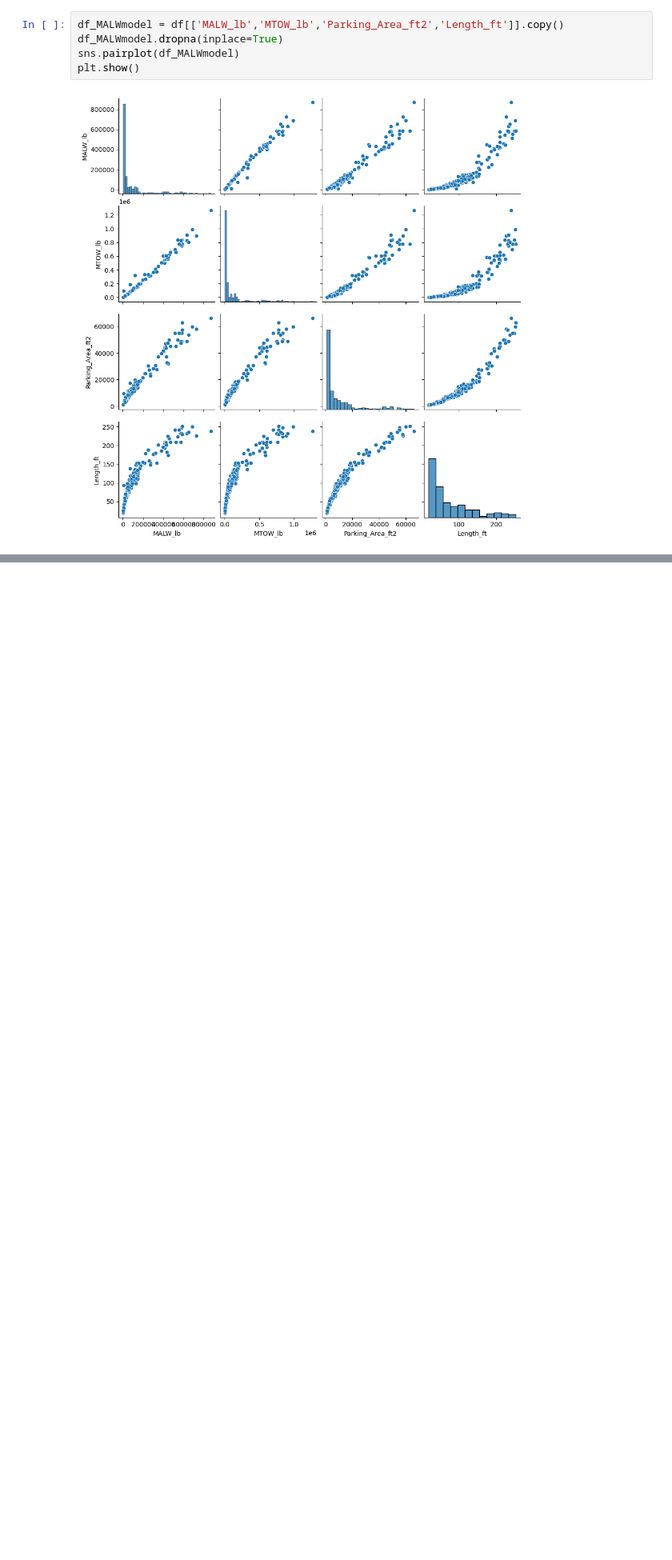
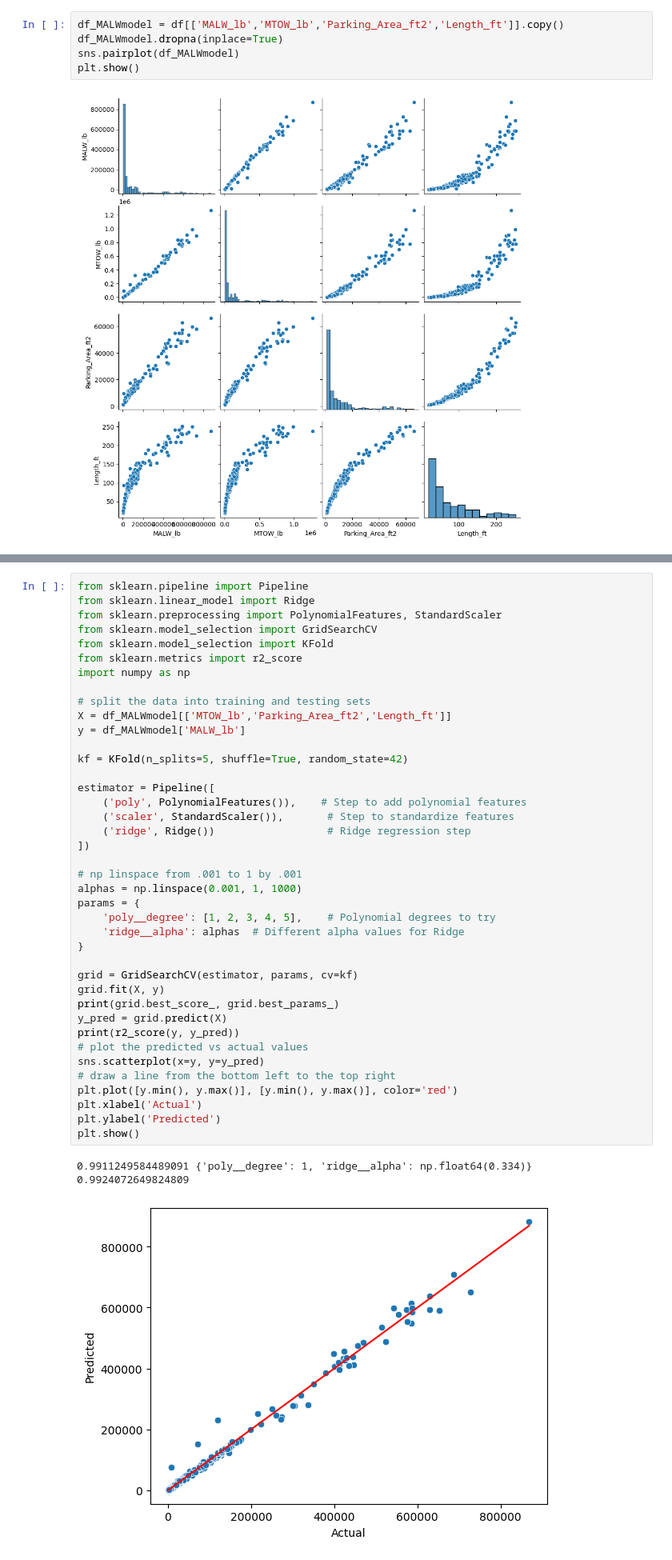
Before and after one commit to SharpWave/Dave_ML, a Jupyter notebook: FAA.ipynb, the cells around one changed output, grey strips where cells are left out. Shown at 80% size. Drawn from its saved outputs; the diff is of its cells as text; blank space fills up the shorter version.

```diff
--- a/FAA.ipynb
+++ b/FAA.ipynb
@@ -315,0 +318,44 @@ plt.show()
+# %%
+from sklearn.pipeline import Pipeline
+from sklearn.linear_model import Ridge
+from sklearn.preprocessing import PolynomialFeatures, StandardScaler
+from sklearn.model_selection import GridSearchCV
+from sklearn.model_selection import KFold
+from sklearn.metrics import r2_score
+import numpy as np
+
+# split the data into training and testing sets
+X = df_MALWmodel[['MTOW_lb','Parking_Area_ft2','Length_ft']]
+y = df_MALWmodel['MALW_lb']
+
+kf = KFold(n_splits=5, shuffle=True, random_state=42)
+
+estimator = Pipeline([
+    ('poly', PolynomialFeatures()),    # Step to add polynomial features
+    ('scaler', StandardScaler()),       # Step to standardize features
+    ('ridge', Ridge())                  # Ridge regression step
+])
+
+# np linspace from .001 to 1 by .001
+alphas = np.linspace(0.001, 1, 1000)
+params = {
+    'poly__degree': [1, 2, 3, 4, 5],    # Polynomial degrees to try
+    'ridge__alpha': alphas  # Different alpha values for Ridge
+}
+
+grid = GridSearchCV(estimator, params, cv=kf)
+grid.fit(X, y)
+print(grid.best_score_, grid.best_params_)
+y_pred = grid.predict(X)
+print(r2_score(y, y_pred))
+# plot the predicted vs actual values
+sns.scatterplot(x=y, y=y_pred)
+# draw a line from the bottom left to the top right
+plt.plot([y.min(), y.max()], [y.min(), y.max()], color='red')
+plt.xlabel('Actual')
+plt.ylabel('Predicted')
+plt.show()
+# %% [output]
+0.9911249584489091 {'poly__degree': 1, 'ridge__alpha': np.float64(0.334)}
+0.9924072649824809
+[figure, added]
```
Also changed, not shown: parts of 2 cells of this notebook.
